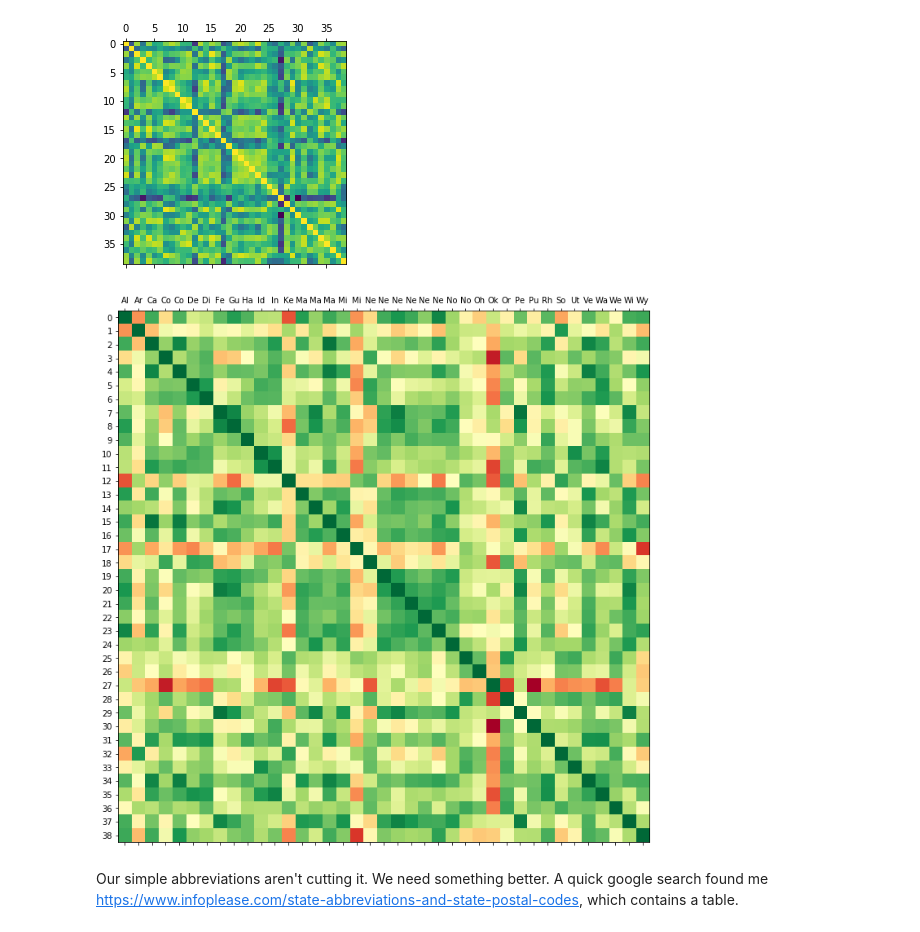
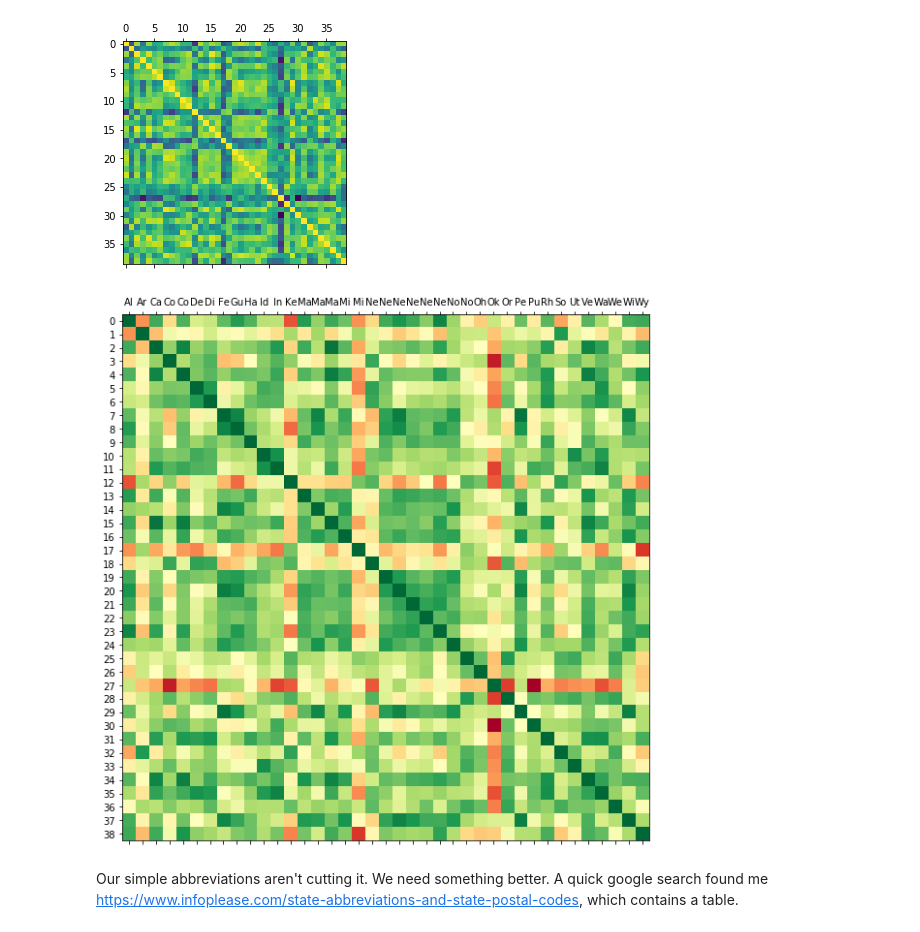
Before and after one commit to Sobiechh/DataAnalysis, a Jupyter notebook: Pandas/CorrelationTable.ipynb, the cells around one changed output. Saved outputs shown, nothing was run; the diff lists cells and outputs as text; code cells hidden in the pictures.

```diff
--- a/Pandas/CorrelationTable.ipynb
+++ b/Pandas/CorrelationTable.ipynb
@@ -2,11 +2,11 @@
 import pandas as pd
 import numpy as np
 
-df = pd.read_csv("Minimum Wage Data.csv", encoding="latin")
+df = pd.read_csv("minwage.csv", encoding="latin")
 
-df.to_csv("Minimum Wage Data.csv", encoding="utf-8")
+df.to_csv("minwage.csv", encoding="utf-8")
 
-df = pd.read_csv("Minimum Wage Data.csv")
+df = pd.read_csv("minwage.csv")
 # %%
 df.head(10)
 # %% [output]
@@ -54,16 +54,20 @@ plt.show()
 # %%
 labels = [c[:2] for c in min_wage_corr.columns] # get abbv state names
 
-fig = plt.figure(figsize=(12,12)) #figure to add axis
-ax = fig.add_subplot(111) #define axis, now fully modifable
+fig = plt.figure(figsize=(10,10)) #figure to add axis
+ax = fig.add_subplot(111) #define axis, now fully modifable 1:1
+
+#set teh matshow first
 ax.matshow(min_wage_corr, cmap =plt.cm.RdYlGn) #display the Matrix
-ax.set_xticks(np.arange(len(labels))) #show them all
+
+ax.set_xticks(np.arange(len(labels))) #ticks, range labels
 ax.set_yticks(np.arange(len(labels)))
+
 ax.set_xticklabels(labels) #set to be the abbv
 ax.set_xticklabels(labels)
 
 plt.show()
 # %% [output]
-[figure, old version]
+[figure, new version]
 # %% [markdown]
 Our simple abbreviations aren't cutting it. We need something better. A quick google search found me https://www.infoplease.com/state-abbreviations-and-state-postal-codes, which contains a table.
```
Also changed, not shown: parts of 8 cells of this notebook, 6 other files.
